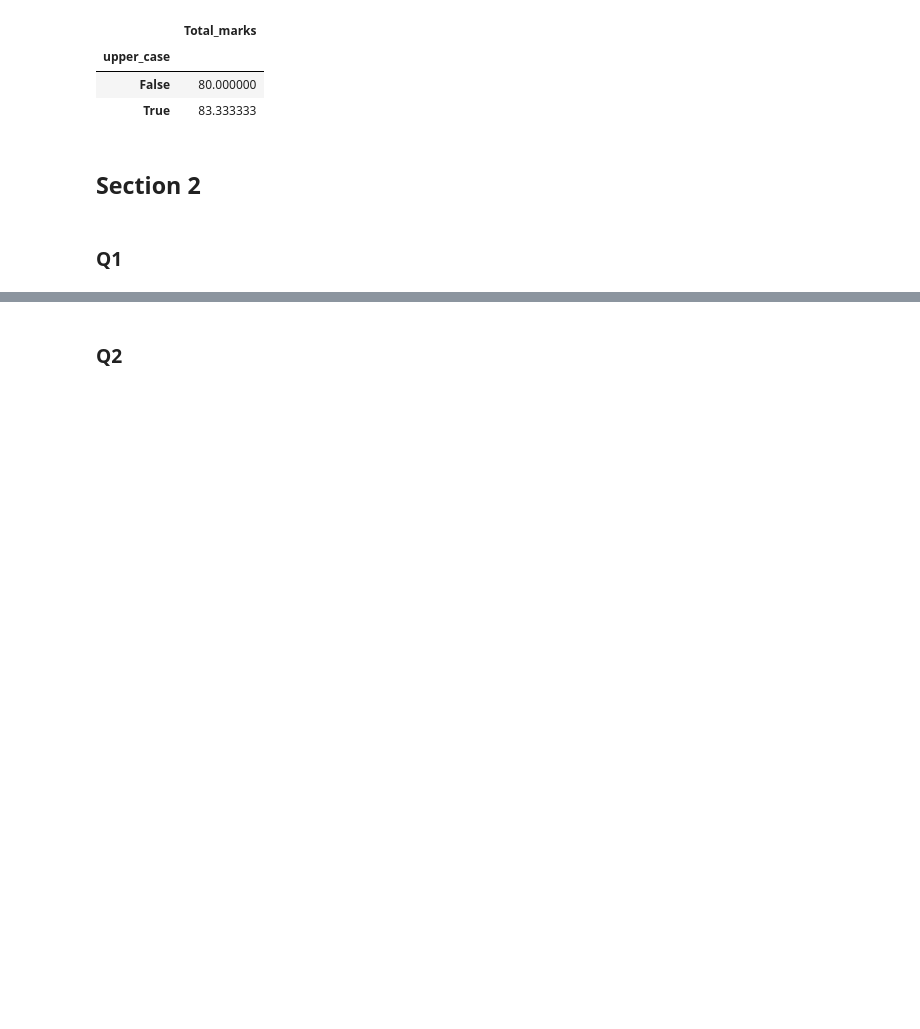
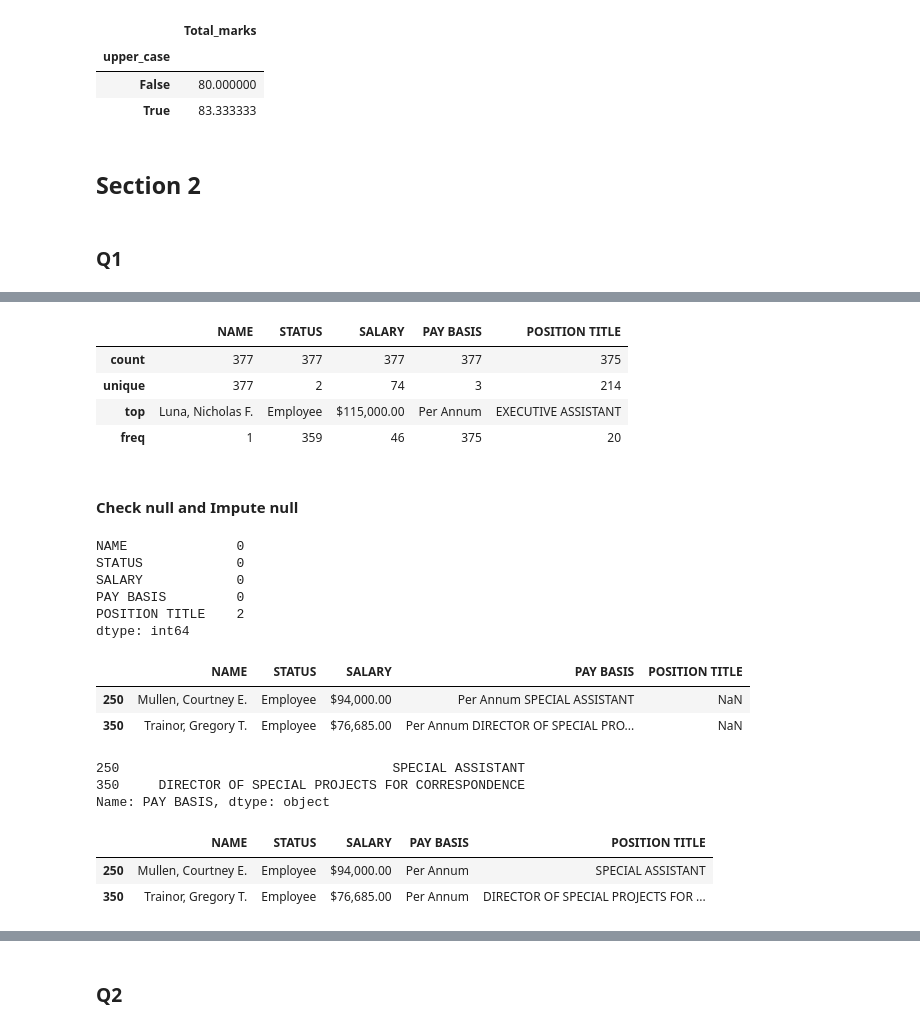
Before and after one commit to Konohayui/Viewpoint-Data-Science-Intern-Questionnaire, a Jupyter notebook: Data_Science_Intern_Questionnaire.ipynb, the cells around one changed output, grey strips where cells are left out. Drawn from its saved outputs; the diff is of its cells as text; code cells hidden in the pictures; blank space fills up the shorter version.

```diff
--- a/Data_Science_Intern_Questionnaire.ipynb
+++ b/Data_Science_Intern_Questionnaire.ipynb
@@ -134,0 +143,25 @@ HTTP request sent, awaiting response... 404 Not Found
+# %%
+whitehouse_salary.describe() # use pandas describe to summarize the dataset
+# %% [output]
+|  | NAME | STATUS | SALARY | PAY BASIS | POSITION TITLE |
+| count | 377 | 377 | 377 | 377 | 375 |
+| unique | 377 | 2 | 74 | 3 | 214 |
+| top | Luna, Nicholas F. | Employee | $115,000.00 | Per Annum | EXECUTIVE ASSISTANT |
+| freq | 1 | 359 | 46 | 375 | 20 |
+# %% [markdown]
+#### Check null and Impute null
+# %%
+whitehouse_salary.isna().sum() # check null values if there are too many, I choose to drop them
+# %% [output]
+NAME              0
+STATUS            0
+SALARY            0
+PAY BASIS         0
+POSITION TITLE    2
+dtype: int64
+# %%
+whitehouse_salary[whitehouse_salary["POSITION TITLE"].isna()]
+# %% [output]
+|  | NAME | STATUS | SALARY | PAY BASIS | POSITION TITLE |
+| 250 | Mullen, Courtney E. | Employee | $94,000.00 | Per Annum SPECIAL ASSISTANT | NaN |
+| 350 | Trainor, Gregory T. | Employee | $76,685.00 | Per Annum DIRECTOR OF SPECIAL PRO... | NaN |
@@ -134,0 +170,6 @@ HTTP request sent, awaiting response... 404 Not Found
+# %%
+position
+# %% [output]
+250                                   SPECIAL ASSISTANT
+350     DIRECTOR OF SPECIAL PROJECTS FOR CORRESPONDENCE
+Name: PAY BASIS, dtype: object
@@ -134,0 +179,6 @@ HTTP request sent, awaiting response... 404 Not Found
+# %%
+whitehouse_salary.iloc[[250,350],:]
+# %% [output]
+|  | NAME | STATUS | SALARY | PAY BASIS | POSITION TITLE |
+| 250 | Mullen, Courtney E. | Employee | $94,000.00 | Per Annum | SPECIAL ASSISTANT |
+| 350 | Trainor, Gregory T. | Employee | $76,685.00 | Per Annum | DIRECTOR OF SPECIAL PROJECTS FOR ... |
```
Also changed, not shown: parts of 17 cells of this notebook.
